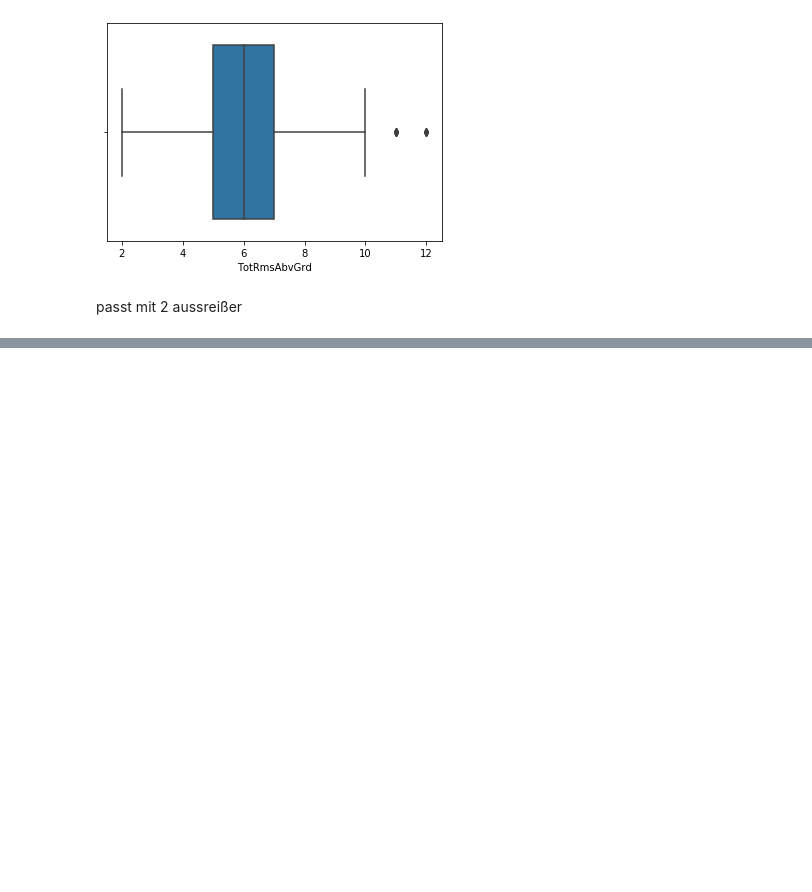
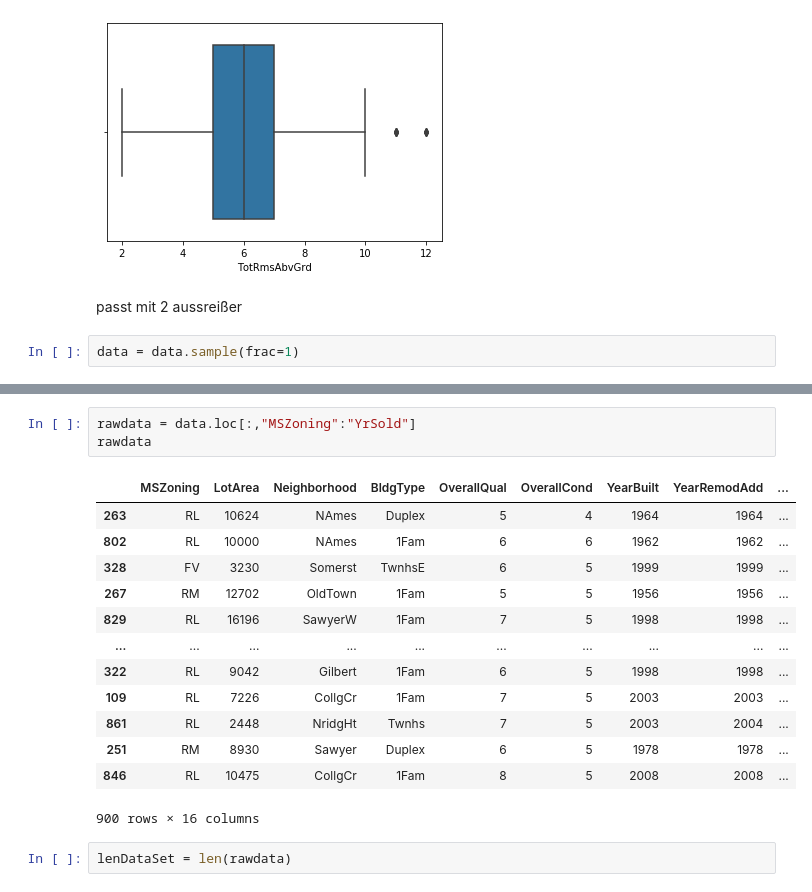
Before and after one commit to Tachmeton/Data-Science---Hausanalyse, a Jupyter notebook: Codebase.ipynb, the cells around one changed output, grey strips where cells are left out. Cells and saved outputs as stored; diff of their text form; blank space fills up the shorter version.

```diff
--- a/Codebase.ipynb
+++ b/Codebase.ipynb
@@ -286,3 +298,5 @@ sb.boxplot(data["TotRmsAbvGrd"])
 [figure]
 # %% [markdown]
 passt mit 2 aussreißer
+# %%
+data = data.sample(frac=1)
@@ -288,0 +319,19 @@ passt mit 2 aussreißer
+# %%
+rawdata = data.loc[:,"MSZoning":"YrSold"]
+rawdata
+# %% [output]
+|  | MSZoning | LotArea | Neighborhood | BldgType | OverallQual | OverallCond | YearBuilt | YearRemodAdd | ... |
+| 263 | RL | 10624 | NAmes | Duplex | 5 | 4 | 1964 | 1964 | ... |
+| 802 | RL | 10000 | NAmes | 1Fam | 6 | 6 | 1962 | 1962 | ... |
+| 328 | FV | 3230 | Somerst | TwnhsE | 6 | 5 | 1999 | 1999 | ... |
+| 267 | RM | 12702 | OldTown | 1Fam | 5 | 5 | 1956 | 1956 | ... |
+| 829 | RL | 16196 | SawyerW | 1Fam | 7 | 5 | 1998 | 1998 | ... |
+| ... | ... | ... | ... | ... | ... | ... | ... | ... | ... |
+| 322 | RL | 9042 | Gilbert | 1Fam | 6 | 5 | 1998 | 1998 | ... |
+| 109 | RL | 7226 | CollgCr | 1Fam | 7 | 5 | 2003 | 2003 | ... |
+| 861 | RL | 2448 | NridgHt | Twnhs | 7 | 5 | 2003 | 2004 | ... |
+| 251 | RM | 8930 | Sawyer | Duplex | 6 | 5 | 1978 | 1978 | ... |
+| 846 | RL | 10475 | CollgCr | 1Fam | 8 | 5 | 2008 | 2008 | ... |
+900 rows × 16 columns
+# %%
+lenDataSet = len(rawdata)
```
Also changed, not shown: parts of 13 cells of this notebook.
